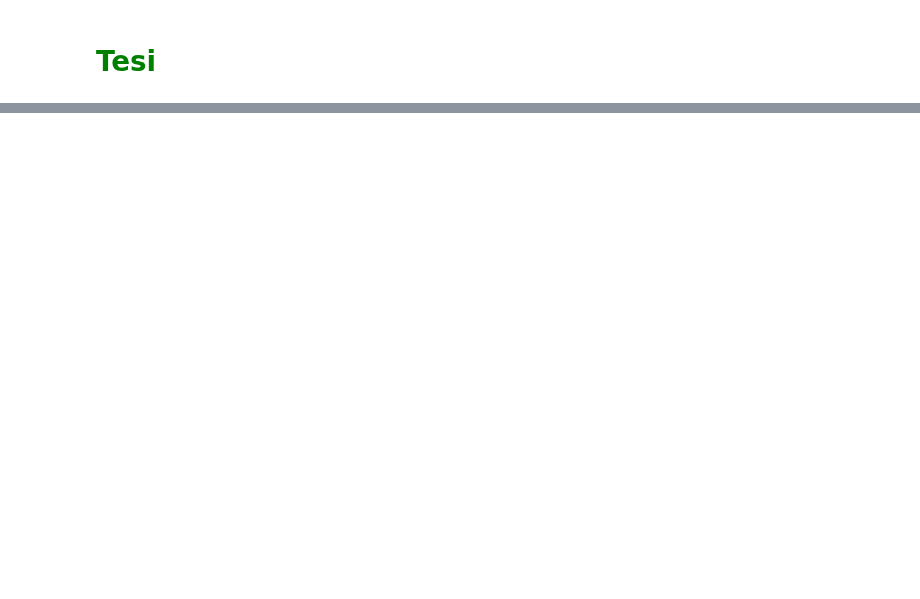
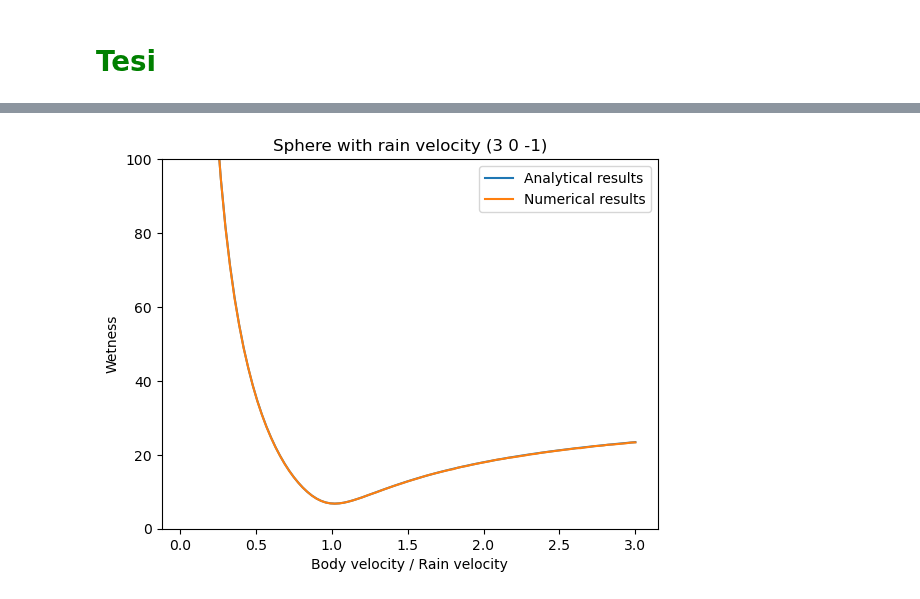
Before and after one commit to Cr3sp1/Rain, a Jupyter notebook: Tesi.ipynb, the cells around one changed output, grey strips where cells are left out. Cells and saved outputs as stored; diff of their text form; code cells hidden in the pictures; blank space fills up the shorter version.

```diff
--- a/Tesi.ipynb
+++ b/Tesi.ipynb
@@ -34,0 +35,32 @@ plt.show()
+# %%
+# Read the data from the file
+with open("data/CompareSphere.txt", "r") as file:
+    lines = file.readlines()
+
+x_values = []
+y1_values = []
+y2_values = []
+
+for line in lines:
+    x, y1, y2 = map(float, line.split())
+    x_values.append(x)
+    y1_values.append(y1)
+    y2_values.append(y2)
+
+# Plot the data
+plt.plot(x_values, y1_values, label='Analytical results')
+plt.plot(x_values, y2_values, label='Numerical results')
+
+# Add labels and title
+plt.xlabel('Body velocity / Rain velocity')
+plt.ylabel('Wetness')
+plt.title('Sphere with rain velocity (3 0 -1)')
+
+plt.ylim(0,100)
+# Add legend
+plt.legend()
+
+# Show the plot
+plt.show()
+# %% [output]
+[figure, added]
```
Also changed, not shown: parts of 1 cell of this notebook, 11 other files.
